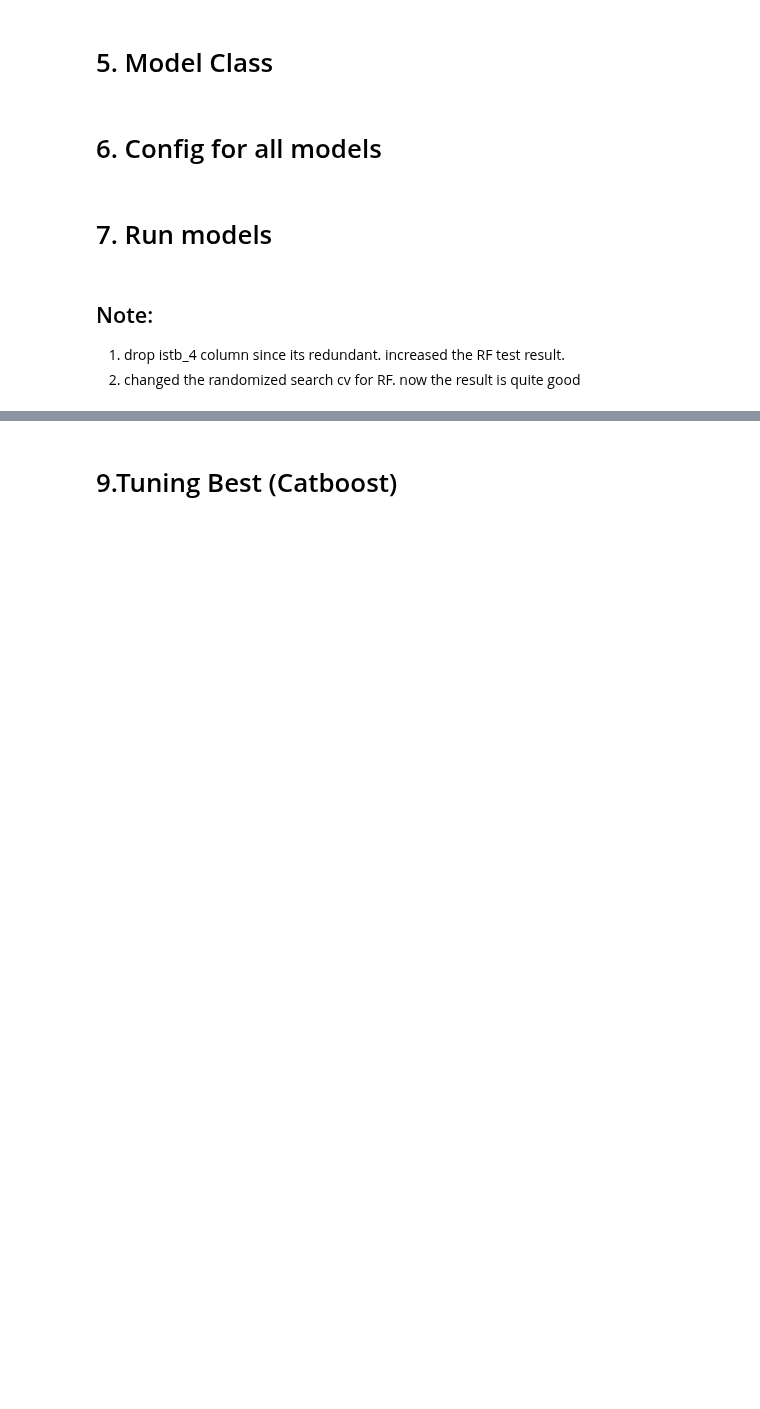
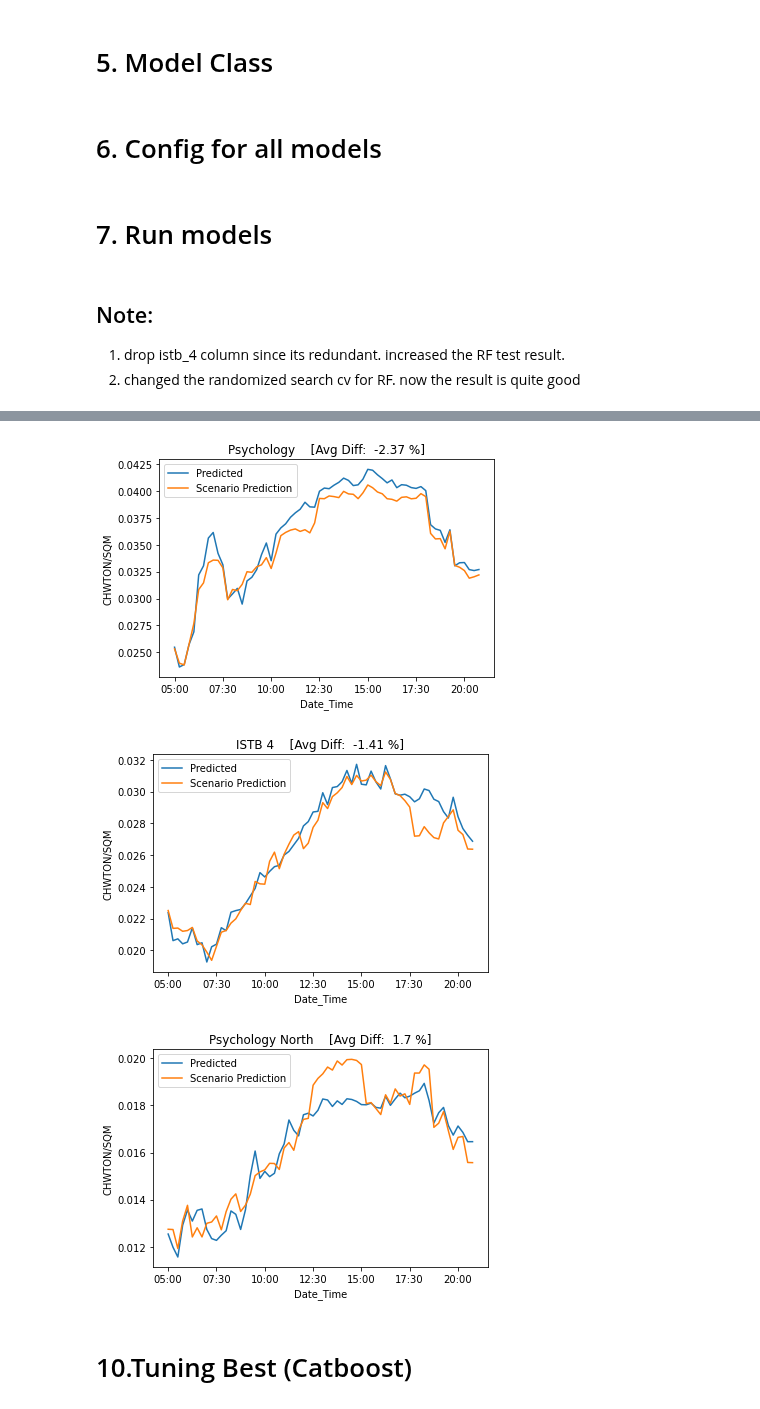
Before and after one commit to freecode23/microclimate-effects, a Jupyter notebook: microclimate_model/Model8_four_models.ipynb, the cells around one changed output, grey strips where cells are left out. Saved outputs shown, nothing was run; the diff lists cells and outputs as text; code cells hidden in the pictures; blank space fills up the shorter version.

```diff
--- a/microclimate_model/Model8_four_models.ipynb
+++ b/microclimate_model/Model8_four_models.ipynb
@@ -485,5 +780,18 @@ scores_df.to_csv('scores.csv', index=False)
+# %%
+scenario = Scenario(X_test, model)
+
+y_combined_pred = scenario.get_scenario_prediction("combined")
+plt_obj.plot(y_pred, y_combined_pred,
+             scene_name="combined",
+             output_path = OUTPUT_PATH,
+             is_scenario = True,
+             is_save=True)
+# %% [output]
+[figure, added]
+[figure, added]
+[figure, added]
 # %% [markdown]
-# 9.Tuning Best (Catboost)
+# 10.Tuning Best (Catboost)
 # %%
 cb_reg_grid = {
         'depth': [9,10,11],
```
Also changed, not shown: parts of 25 cells of this notebook, 5 other files.
